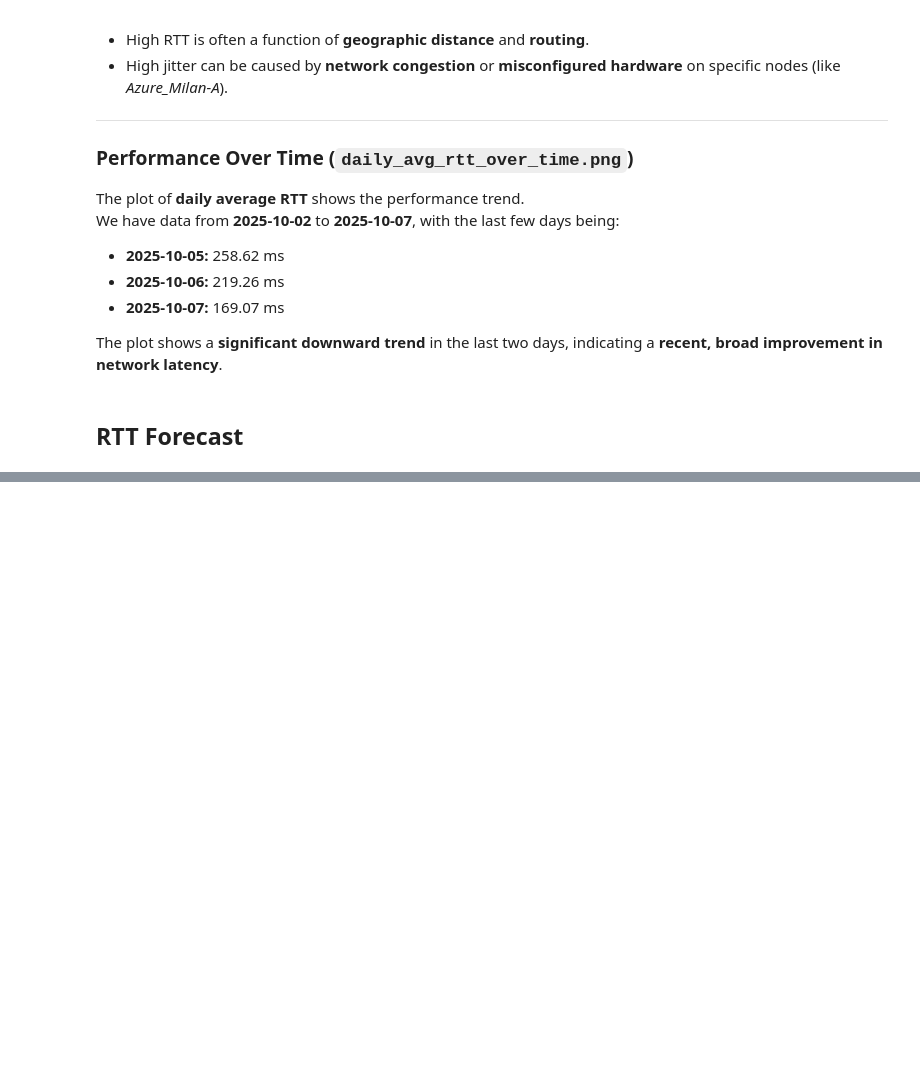
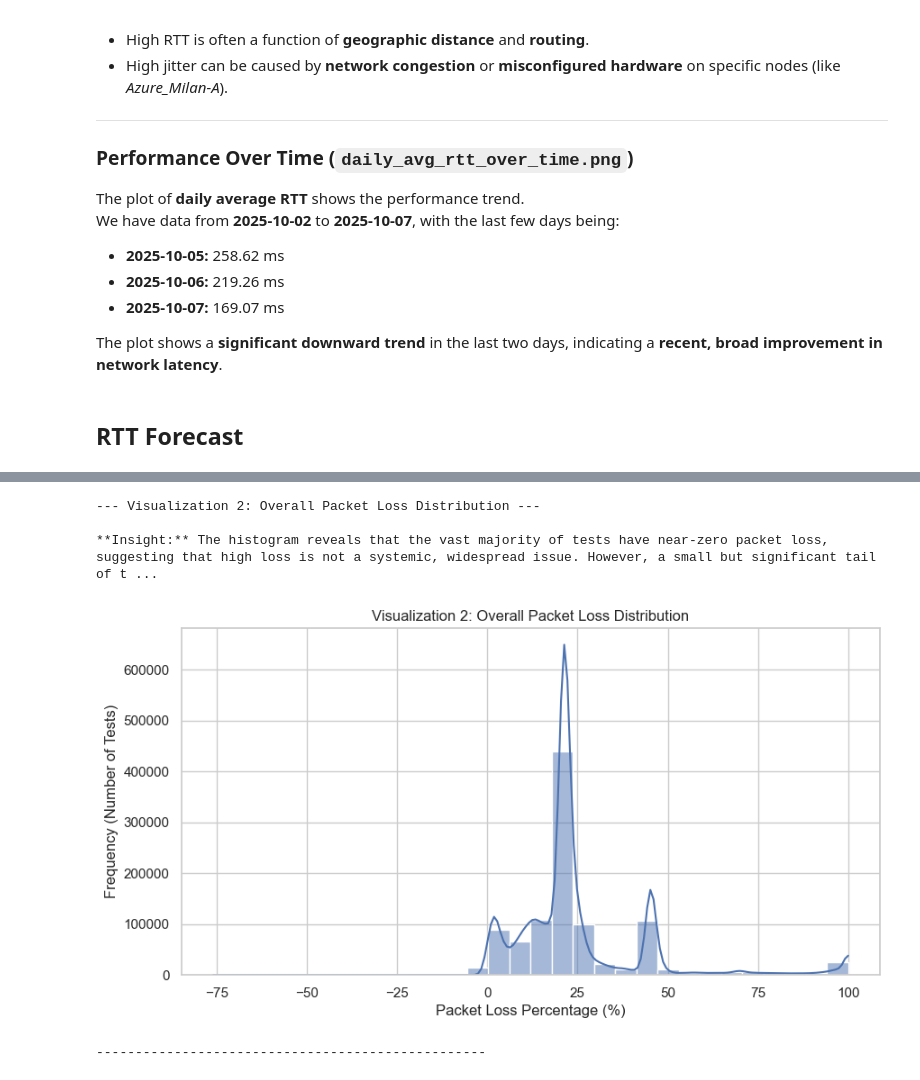
Before and after one commit to ghalibbajwa/analysis_v1, a Jupyter notebook: main.ipynb, the cells around one changed output, grey strips where cells are left out. Drawn from its saved outputs; the diff is of its cells as text; code cells hidden in the pictures; blank space fills up the shorter version.

```diff
--- a/main.ipynb
+++ b/main.ipynb
@@ -491,0 +537,3 @@ Final 24-hour forecast plot saved as 'rtt_forecast_final_24hr.png'
+# %%
+# Calculate Packet Loss Percentage
+merged_df['packet_loss_pct'] = 100 * (merged_df['t_packets'] - merged_df['r_packets']) / merged_df['t_packets']
@@ -491,0 +598,18 @@ Final 24-hour forecast plot saved as 'rtt_forecast_final_24hr.png'
+# %%
+# Packet Loss Distribution ---
+def viz_packet_loss_distribution():
+    sns.histplot(merged_df['packet_loss_pct'], bins=30, kde=True)
+    plt.xlabel('Packet Loss Percentage (%)')
+    plt.ylabel('Frequency (Number of Tests)')
+
+run_visualization_and_insight(
+    "Visualization 2: Overall Packet Loss Distribution",
+    viz_packet_loss_distribution,
+    "The histogram reveals that the vast majority of tests have near-zero packet loss, suggesting that high loss is not a systemic, widespread issue. However, a small but significant tail of tests exhibits loss rates between **5% and 20%**. These outliers point to specific, highly congested or failing links/agents that need immediate isolation and maintenance, particularly as high packet loss is devastating to all traffic profiles."
+)
+# %% [output]
+--- Visualization 2: Overall Packet Loss Distribution ---
+
+**Insight:** The histogram reveals that the vast majority of tests have near-zero packet loss, suggesting that high loss is not a systemic, widespread issue. However, a small but significant tail of t ...
+[figure, added]
+--------------------------------------------------
```
Also changed, not shown: parts of 20 cells of this notebook, 10 other files.
